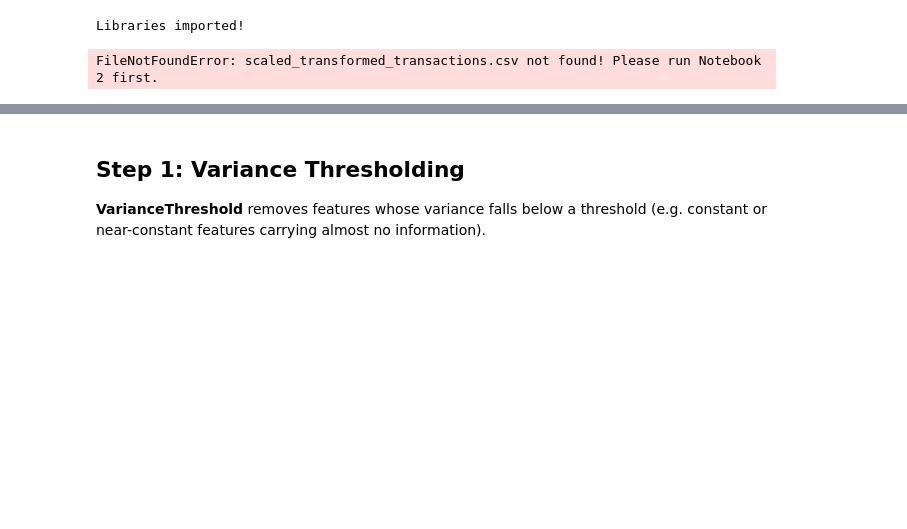
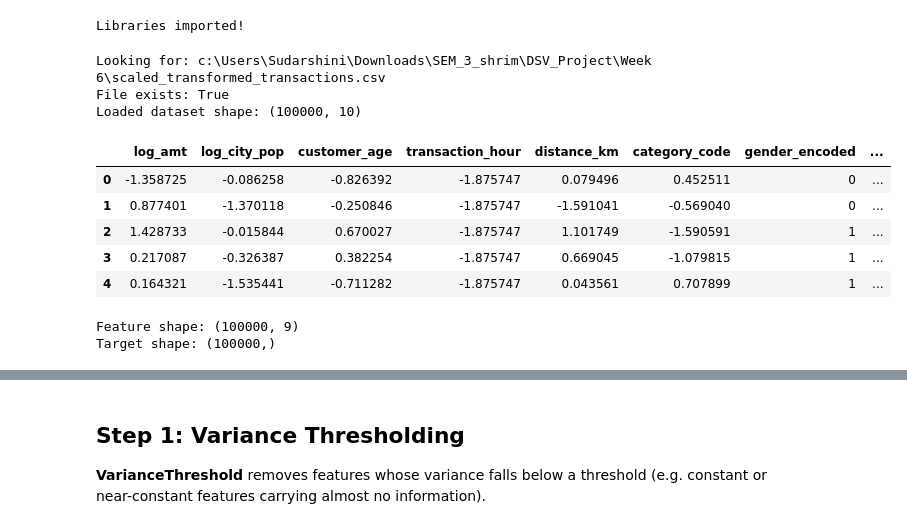
Before and after one commit to sudarshinib2405-sys/24ADI204_DSV_Team1, a Jupyter notebook: Week 7/03_feature_selection_and_variance.ipynb, the cells around one changed output, grey strips where cells are left out. Drawn from its saved outputs; the diff is of its cells as text; code cells hidden in the pictures; blank space fills up the shorter version.

Commit message:
Update Week 7 feature selection and PCA notebooks

```diff
--- a/Week 7/03_feature_selection_and_variance.ipynb
+++ b/Week 7/03_feature_selection_and_variance.ipynb
@@ -21,15 +21,40 @@ print('Libraries imported!')
 # %% [output]
 Libraries imported!
 # %%
-# 2. Loading Interconnected Dataset from Notebook 2
-input_file = 'scaled_transformed_transactions.csv'
+
+import os
+import pandas as pd
+
+# Move from Week 7 to Week 6 to load Notebook 2's output
+input_file = "../Week 6/scaled_transformed_transactions.csv"
+
+print("Looking for:", os.path.abspath(input_file))
+print("File exists:", os.path.exists(input_file))
+
 if not os.path.exists(input_file):
-    raise FileNotFoundError(f'{input_file} not found! Please run Notebook 2 first.')
+    raise FileNotFoundError(
+        "CSV not found in Week 6. Check that Notebook 2 saved it there."
+    )
 
 df = pd.read_csv(input_file)
-print(f'Loaded {len(df):,} scaled records from Notebook 2.')
-X = df.drop(columns=['is_fraud'])
-y = df['is_fraud']
-print(f'Features: {X.columns.tolist()} (Shape: {X.shape})')
+
+print("Loaded dataset shape:", df.shape)
+display(df.head())
+
+X = df.drop(columns=["is_fraud"])
+y = df["is_fraud"]
+
+print("Feature shape:", X.shape)
+print("Target shape:", y.shape)
 # %% [output]
-FileNotFoundError: scaled_transformed_transactions.csv not found! Please run Notebook 2 first.
+Looking for: c:\Users\Sudarshini\Downloads\SEM_3_shrim\DSV_Project\Week 6\scaled_transformed_transactions.csv
+File exists: True
+Loaded dataset shape: (100000, 10)
+|  | log_amt | log_city_pop | customer_age | transaction_hour | distance_km | category_code | gender_encoded | ... |
+| 0 | -1.358725 | -0.086258 | -0.826392 | -1.875747 | 0.079496 | 0.452511 | 0 | ... |
+| 1 | 0.877401 | -1.370118 | -0.250846 | -1.875747 | -1.591041 | -0.569040 | 0 | ... |
+| 2 | 1.428733 | -0.015844 | 0.670027 | -1.875747 | 1.101749 | -1.590591 | 1 | ... |
+| 3 | 0.217087 | -0.326387 | 0.382254 | -1.875747 | 0.669045 | -1.079815 | 1 | ... |
+| 4 | 0.164321 | -1.535441 | -0.711282 | -1.875747 | 0.043561 | 0.707899 | 1 | ... |
+Feature shape: (100000, 9)
+Target shape: (100000,)
```
Also changed, not shown: parts of 7 cells of this notebook, 1 other file.
